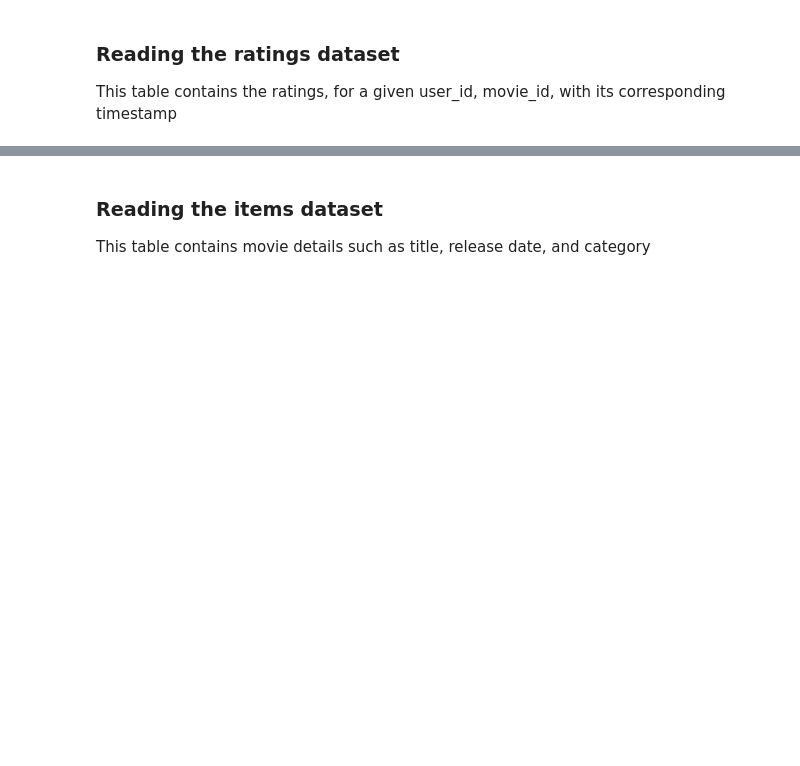
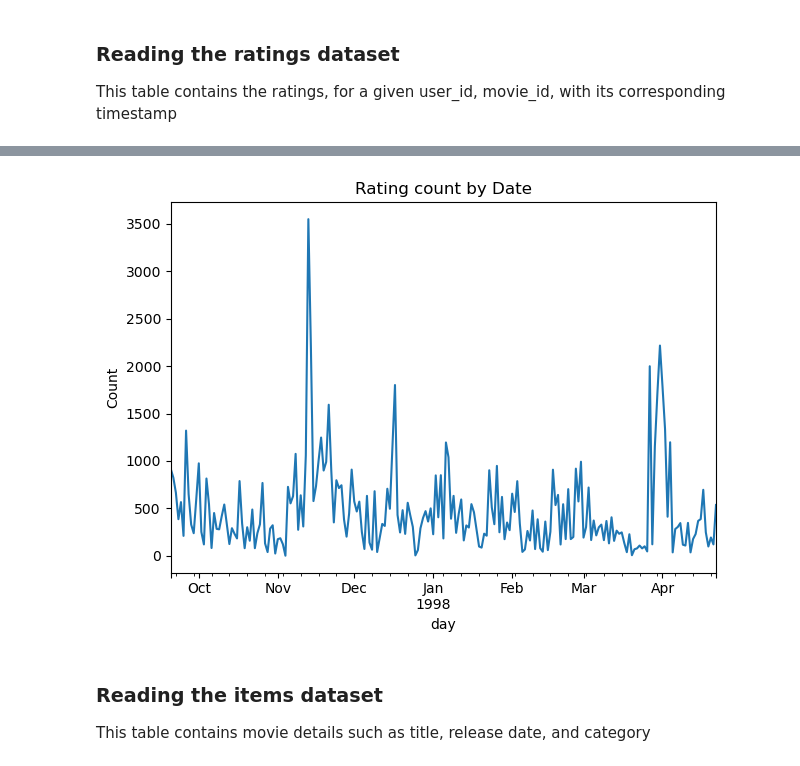
Before and after one commit to mateuscaetano/projects, a Jupyter notebook: Exploratory_Analysis.ipynb, the cells around one changed output, grey strips where cells are left out. Cells and saved outputs as stored; diff of their text form; code cells hidden in the pictures; blank space fills up the shorter version.

```diff
--- a/Exploratory_Analysis.ipynb
+++ b/Exploratory_Analysis.ipynb
@@ -33,3 +33,14 @@ ratings.describe()
 | 50% | 447.00000 | 322.000000 | 4.000000 | 8.828269e+08 | 0.000000e+00 |
 | 75% | 682.00000 | 631.000000 | 4.000000 | 8.882600e+08 | 3.700000e+01 |
 | max | 943.00000 | 1682.000000 | 5.000000 | 8.932866e+08 | 1.749021e+07 |
+# %%
+fig, axs = plt.subplots(1, tight_layout=False)
+
+# plot rating count by month
+ratings['day'] = ratings['timestamp_converted'].dt.to_period('D')
+ratings.groupby('day')['rating'].count().plot(kind='line', ax=axs, title='Rating count by Date', ylabel='Count')
+
+print(ratings['timestamp_converted'].min(), ratings['timestamp_converted'].max())
+
+plt.show()
+# %% [output]
@@ -36,3 +48,4 @@ ratings.describe()
+[figure, added]
 # %% [markdown]
 ### Reading the items dataset
 
```
Also changed, not shown: parts of 4 cells of this notebook, 2 other files.
